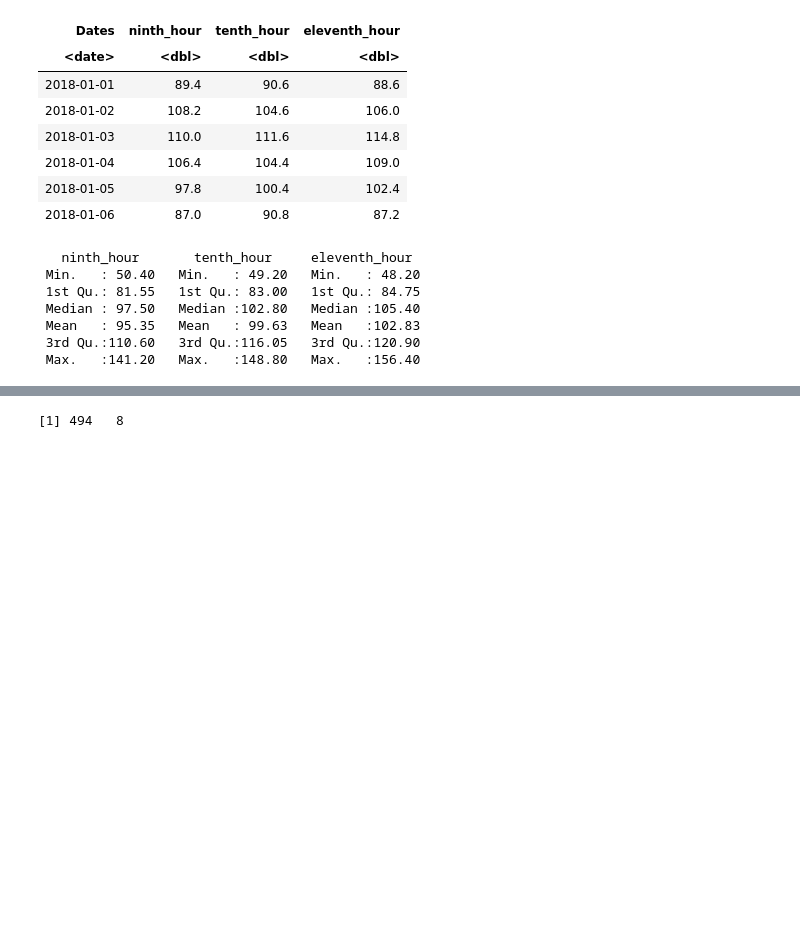
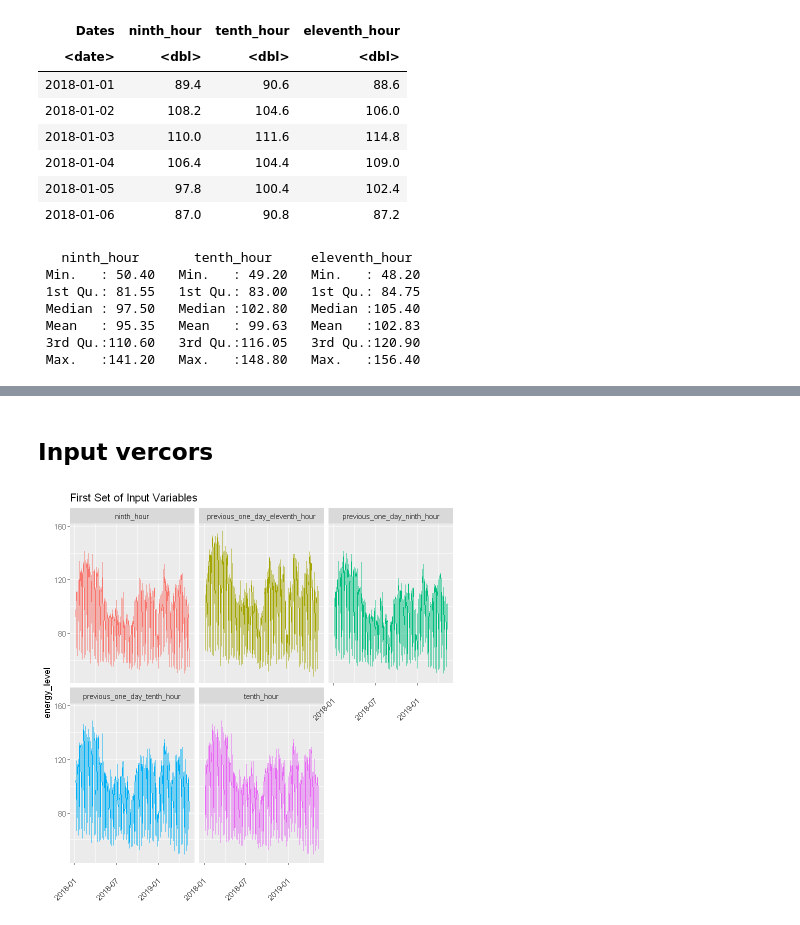
Before and after one commit to Saranga99/DM-ML, a Jupyter notebook: coursework/CW_Q2.ipynb, the cells around one changed output, grey strips where cells are left out. Drawn from its saved outputs; the diff is of its cells as text; code cells hidden in the pictures; blank space fills up the shorter version.

```diff
--- a/coursework/CW_Q2.ipynb
+++ b/coursework/CW_Q2.ipynb
@@ -139,4 +87,16 @@ A data.frame: 494 × 7
-# %%
-dim(df_full)
-# %% [output]
-[1] 494   8
+# %% [markdown]
+## Input vercors
+# %%
+#1st lag
+df_full %>%
+pivot_longer(cols = c(2, 3, 5, 6, 9), names_to = "kind", values_to = "energy_level") %>%
+ggplot(aes(Dates, energy_level, color = kind)) +
+geom_line() +
+facet_wrap(~kind) + theme(axis.text.x = element_text(angle = 45, vjust =
+0.5, hjust = 1
+)) +
+labs(x = "",
+title = "First Set of Input Variables") +
+theme(legend.position = "none")
+# %% [output]
+[figure, added]
```
Also changed, not shown: parts of 31 cells of this notebook, 1 other file.
